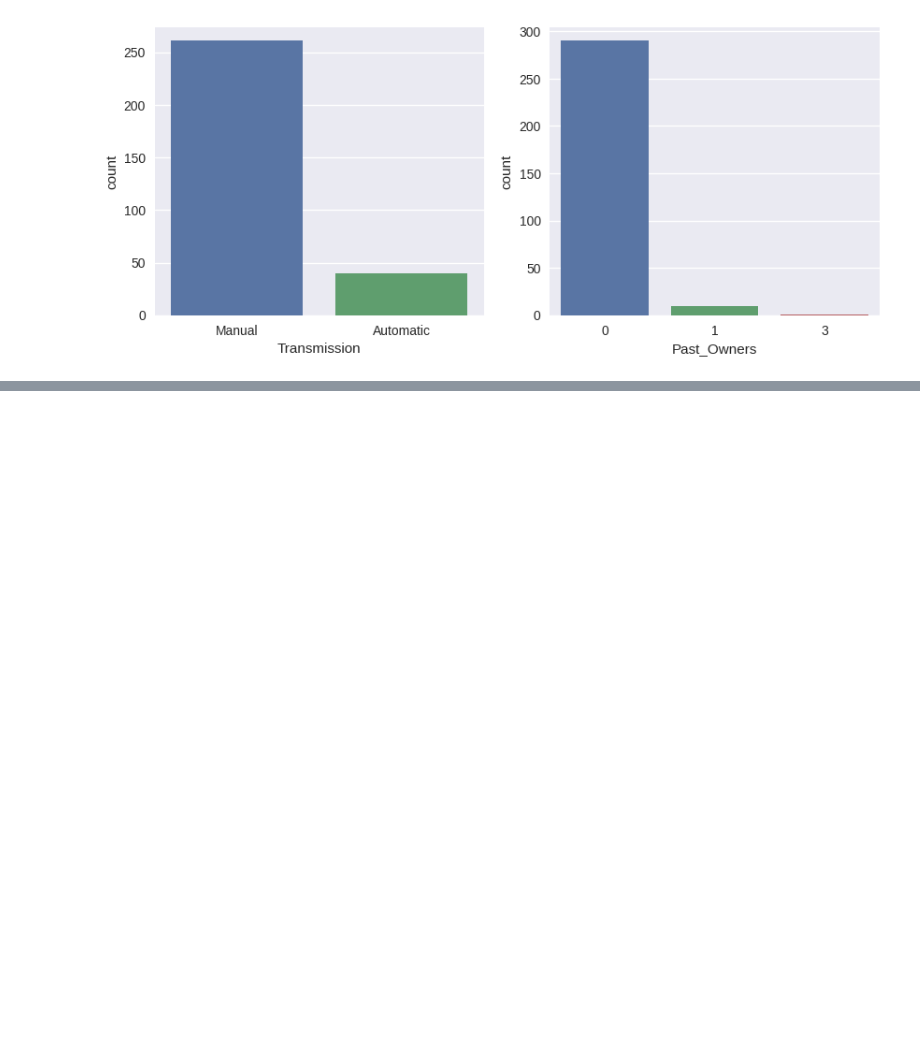
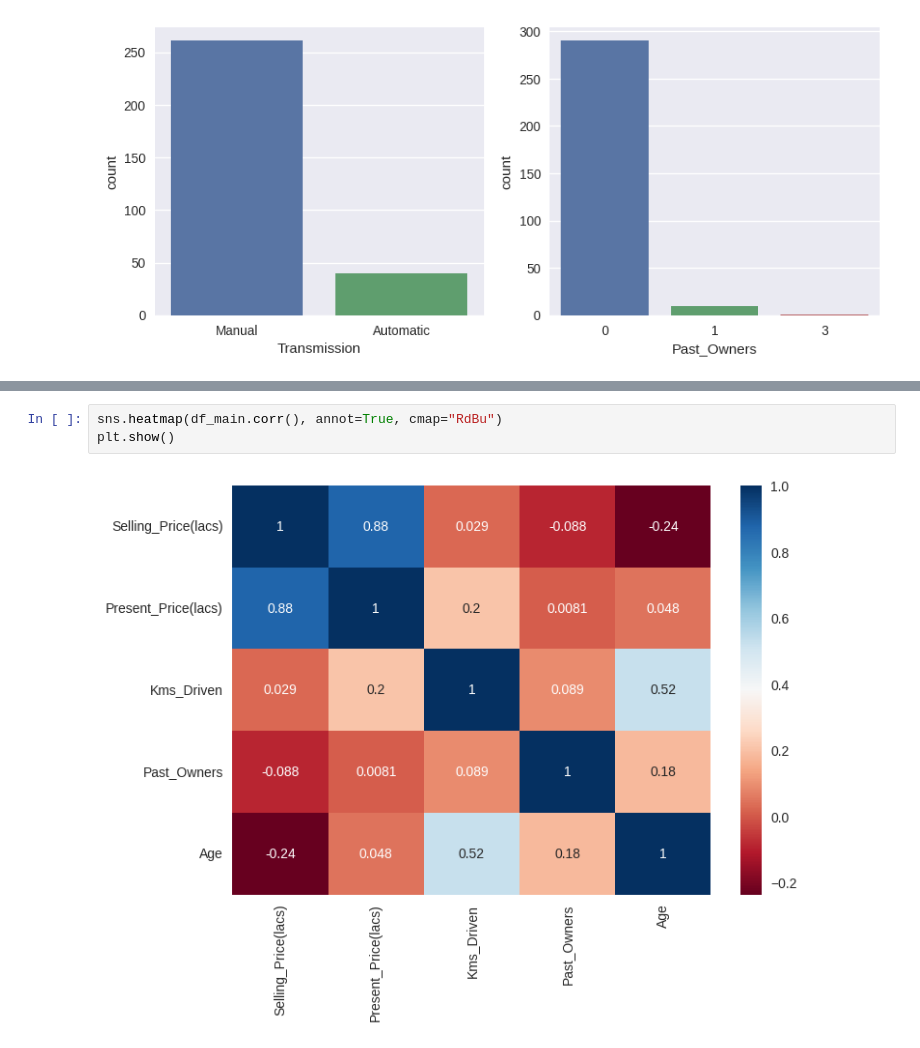
Before and after one commit to raakanaka/Learn-Machine-Learning, a Jupyter notebook: Car_Prediction_Kaggel.ipynb, the cells around one changed output, grey strips where cells are left out. Cells and saved outputs as stored; diff of their text form; blank space fills up the shorter version.

```diff
--- a/Car_Prediction_Kaggel.ipynb
+++ b/Car_Prediction_Kaggel.ipynb
@@ -107,0 +151,5 @@ while i < 4:
+# %%
+sns.heatmap(df_main.corr(), annot=True, cmap="RdBu")
+plt.show()
+# %% [output]
+[figure, added]
```
Also changed, not shown: parts of 7 cells of this notebook.
